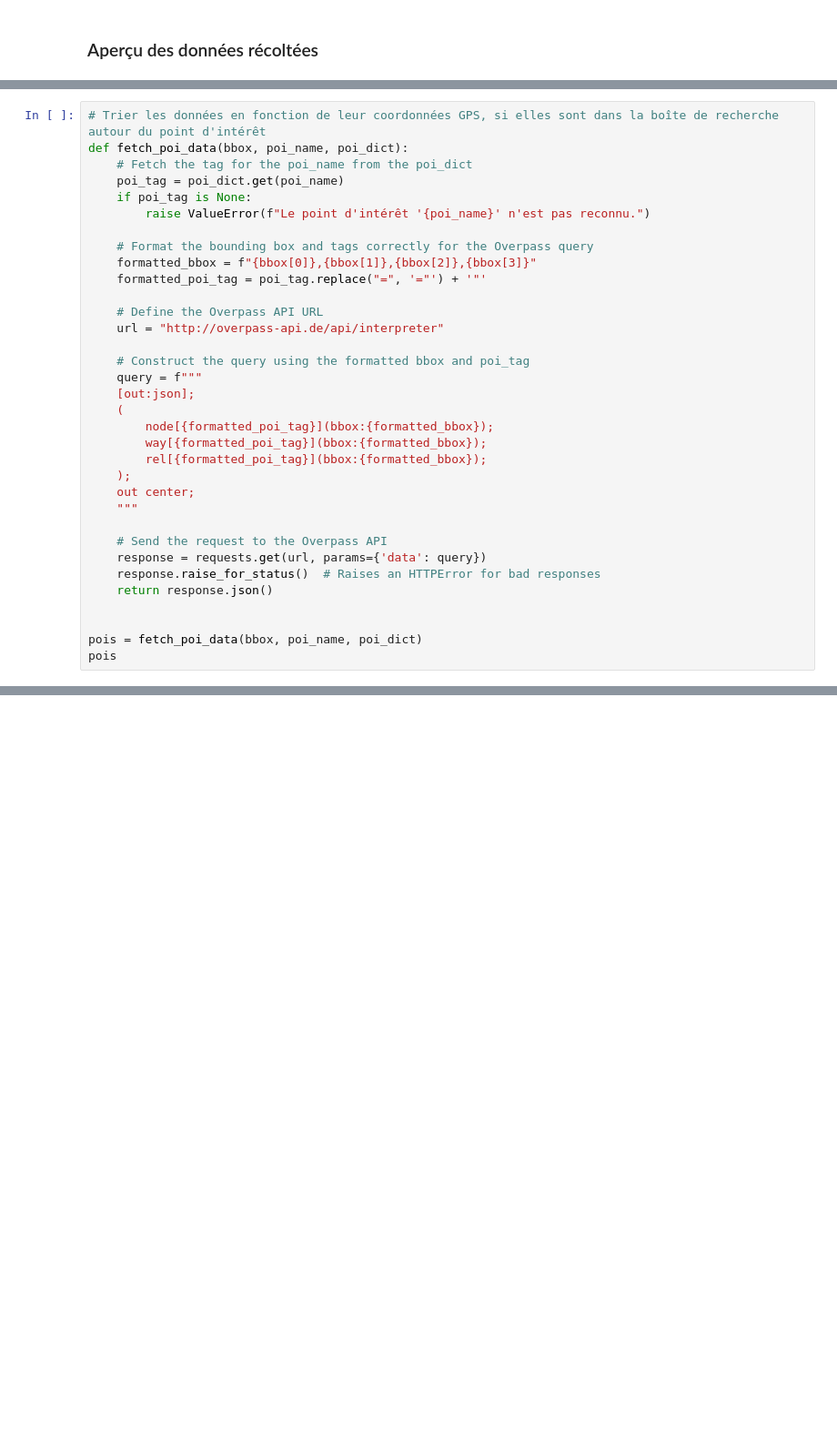
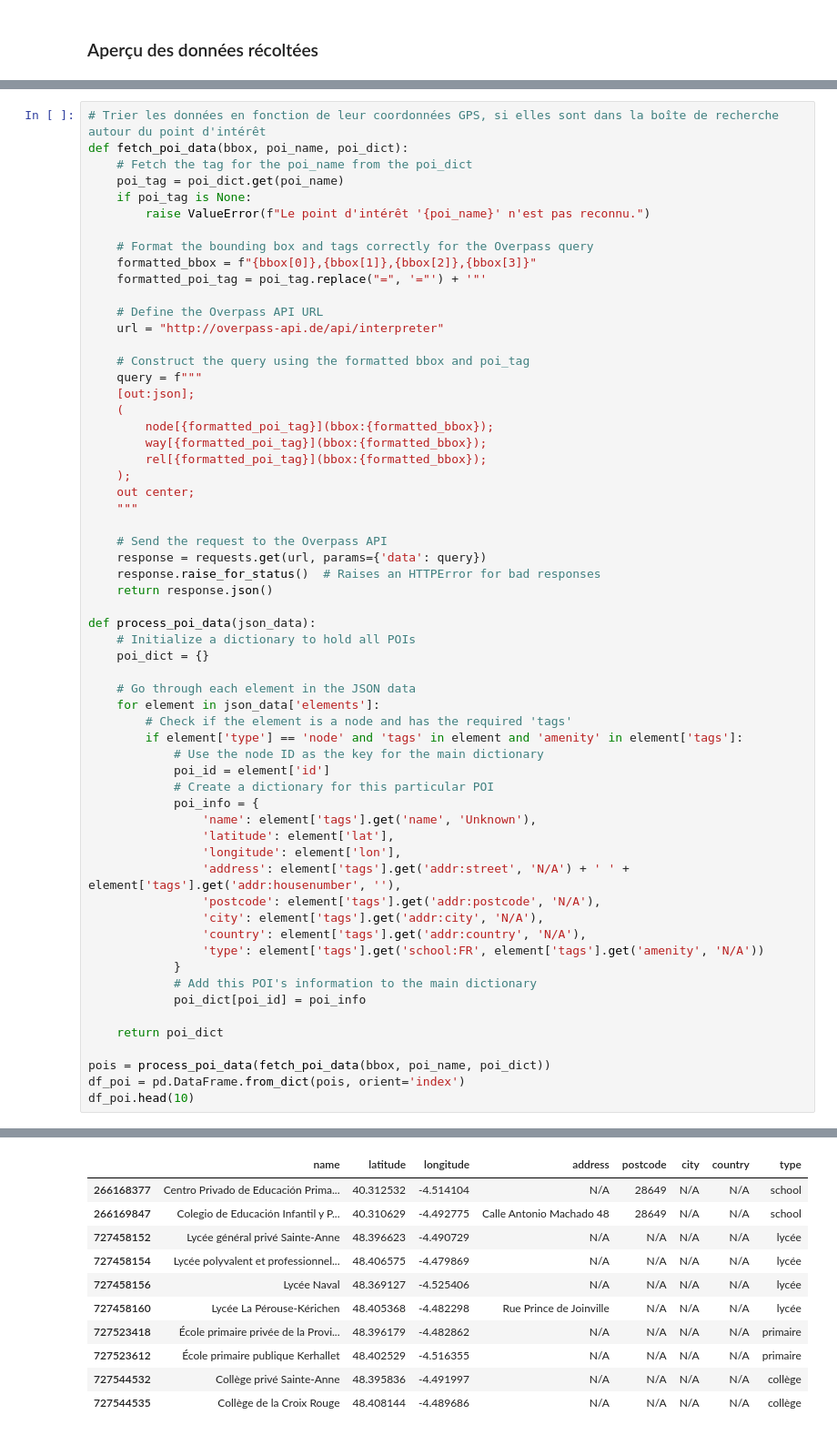
Before and after one commit to chenry02/vigilo-notebooks-bapav, a Jupyter notebook: vigilo2024/data_collection/data_collection.ipynb, the cells around one changed output, grey strips where cells are left out. Shown: that part at 91% size. Saved outputs shown, nothing was run; the diff lists cells and outputs as text; blank space fills up the shorter version.

Commit message:
data collection 15/04/24

```diff
--- a/vigilo2024/data_collection/data_collection.ipynb
+++ b/vigilo2024/data_collection/data_collection.ipynb
@@ -237,7 +237,33 @@ def fetch_poi_data(bbox, poi_name, poi_dict):
     response.raise_for_status()  # Raises an HTTPError for bad responses
     return response.json()
 
+def process_poi_data(json_data):
+    # Initialize a dictionary to hold all POIs
+    poi_dict = {}
 
-pois = fetch_poi_data(bbox, poi_name, poi_dict)
-pois
+    # Go through each element in the JSON data
+    for element in json_data['elements']:
+        # Check if the element is a node and has the required 'tags'
+        if element['type'] == 'node' and 'tags' in element and 'amenity' in element['tags']:
+            # Use the node ID as the key for the main dictionary
+            poi_id = element['id']
+            # Create a dictionary for this particular POI
+            poi_info = {
+                'name': element['tags'].get('name', 'Unknown'),
+                'latitude': element['lat'],
+                'longitude': element['lon'],
+                'address': element['tags'].get('addr:street', 'N/A') + ' ' + element['tags'].get('addr:housenumber', ''),
+                'postcode': element['tags'].get('addr:postcode', 'N/A'),
+                'city': element['tags'].get('addr:city', 'N/A'),
+                'country': element['tags'].get('addr:country', 'N/A'),
+                'type': element['tags'].get('school:FR', element['tags'].get('amenity', 'N/A'))
+            }
+            # Add this POI's information to the main dictionary
+            poi_dict[poi_id] = poi_info
+
+    return poi_dict
+
+pois = process_poi_data(fetch_poi_data(bbox, poi_name, poi_dict))
+df_poi = pd.DataFrame.from_dict(pois, orient='index')
+df_poi.head(10)
 # %% [output]
@@ -260,0 +270,11 @@ pois
+|  | name | latitude | longitude | address | postcode | city | country | type |
+| 266168377 | Centro Privado de Educación Prima... | 40.312532 | -4.514104 | N/A | 28649 | N/A | N/A | school |
+| 266169847 | Colegio de Educación Infantil y P... | 40.310629 | -4.492775 | Calle Antonio Machado 48 | 28649 | N/A | N/A | school |
+| 727458152 | Lycée général privé Sainte-Anne | 48.396623 | -4.490729 | N/A | N/A | N/A | N/A | lycée |
+| 727458154 | Lycée polyvalent et professionnel... | 48.406575 | -4.479869 | N/A | N/A | N/A | N/A | lycée |
+| 727458156 | Lycée Naval | 48.369127 | -4.525406 | N/A | N/A | N/A | N/A | lycée |
+| 727458160 | Lycée La Pérouse-Kérichen | 48.405368 | -4.482298 | Rue Prince de Joinville | N/A | N/A | N/A | lycée |
+| 727523418 | École primaire privée de la Provi... | 48.396179 | -4.482862 | N/A | N/A | N/A | N/A | primaire |
+| 727523612 | École primaire publique Kerhallet | 48.402529 | -4.516355 | N/A | N/A | N/A | N/A | primaire |
+| 727544532 | Collège privé Sainte-Anne | 48.395836 | -4.491997 | N/A | N/A | N/A | N/A | collège |
+| 727544535 | Collège de la Croix Rouge | 48.408144 | -4.489686 | N/A | N/A | N/A | N/A | collège |
```
Also changed, not shown: parts of 5 cells of this notebook.
